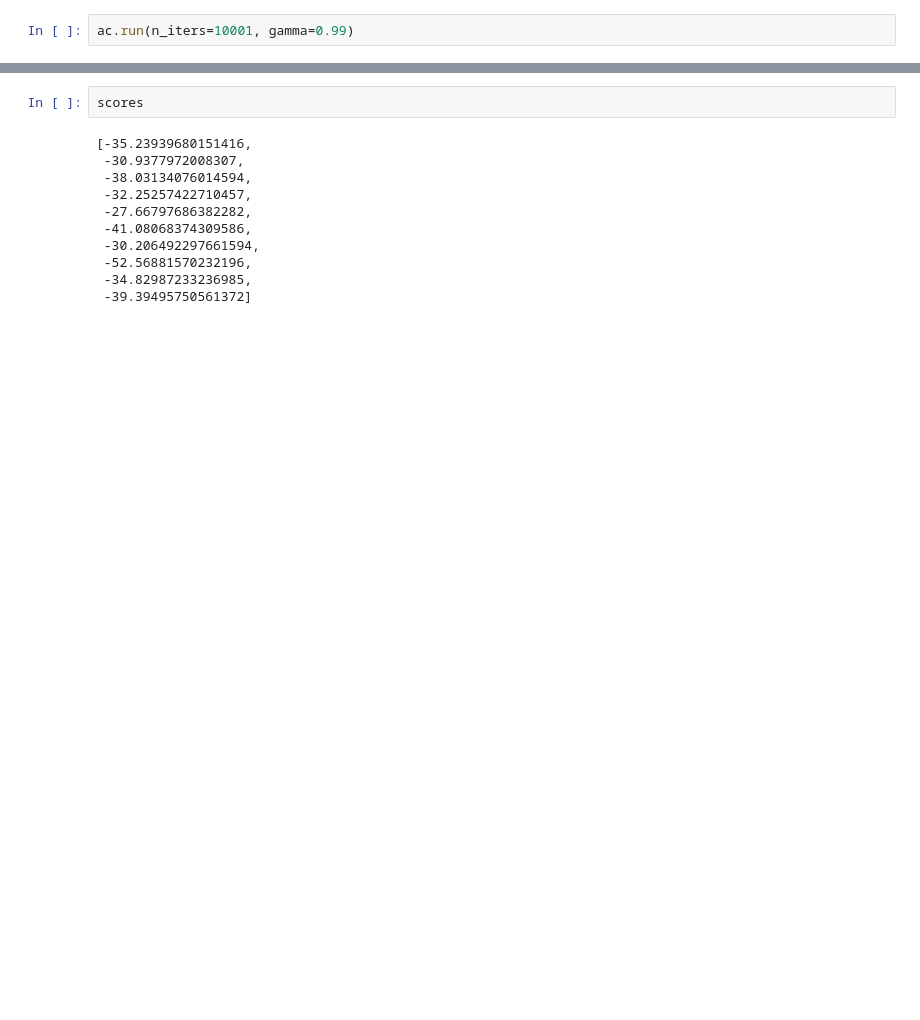
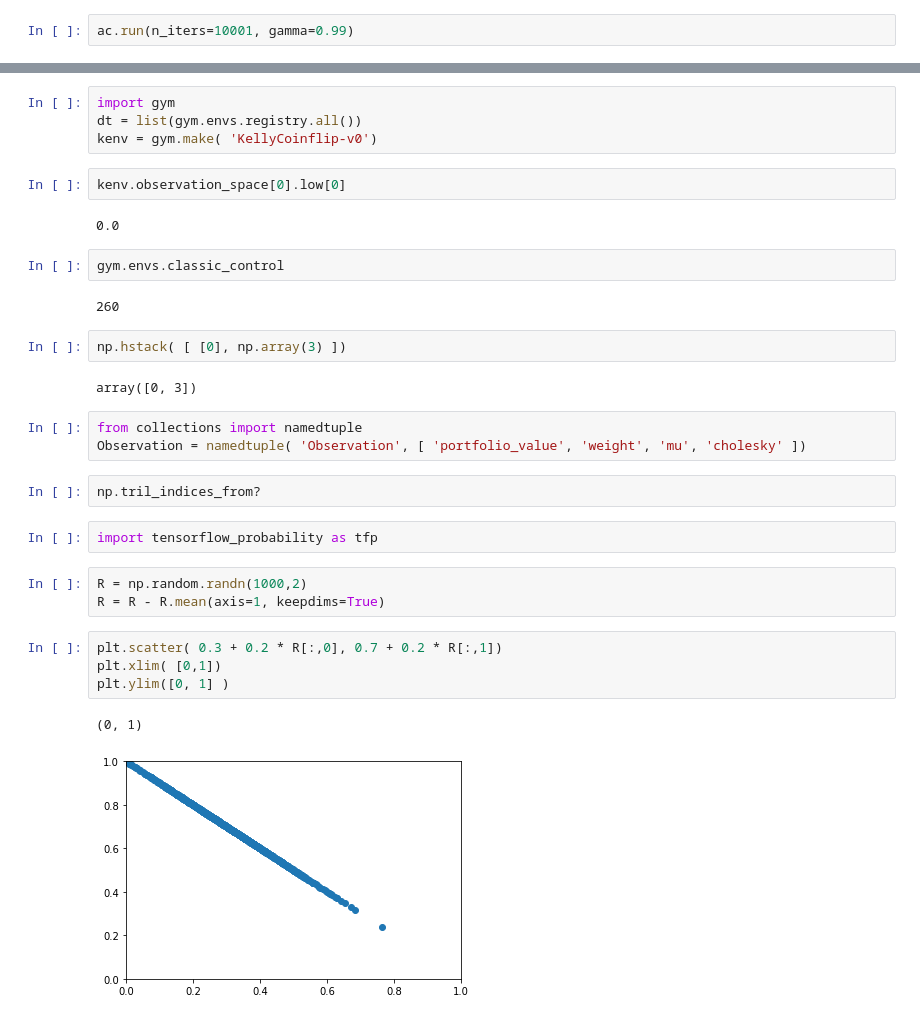
Before and after one commit to cmm801/reinforcement_learning, a Jupyter notebook: actor_critic_example.ipynb, the cells around one changed output, grey strips where cells are left out. Saved outputs shown, nothing was run; the diff lists cells and outputs as text; blank space fills up the shorter version.

```diff
--- a/actor_critic_example.ipynb
+++ b/actor_critic_example.ipynb
@@ -166,13 +59,33 @@ To change all layers to have dtype float64 by default, call `tf.keras.backend.se
-# %%
-scores
-# %% [output]
-[-35.23939680151416,
- -30.9377972008307,
- -38.03134076014594,
- -32.25257422710457,
- -27.66797686382282,
- -41.08068374309586,
- -30.206492297661594,
- -52.56881570232196,
- -34.82987233236985,
- -39.39495750561372]
+# %%
+import gym
+dt = list(gym.envs.registry.all())
+kenv = gym.make( 'KellyCoinflip-v0')
+# %%
+kenv.observation_space[0].low[0]
+# %% [output]
+0.0
+# %%
+gym.envs.classic_control
+# %% [output]
+260
+# %%
+np.hstack( [ [0], np.array(3) ])
+# %% [output]
+array([0, 3])
+# %%
+from collections import namedtuple
+Observation = namedtuple( 'Observation', [ 'portfolio_value', 'weight', 'mu', 'cholesky' ])
+# %%
+np.tril_indices_from?
+# %%
+import tensorflow_probability as tfp
+# %%
+R = np.random.randn(1000,2)
+R = R - R.mean(axis=1, keepdims=True)
+# %%
+plt.scatter( 0.3 + 0.2 * R[:,0], 0.7 + 0.2 * R[:,1])
+plt.xlim( [0,1])
+plt.ylim([0, 1] )
+# %% [output]
+(0, 1)
+[figure, added]
```
Also changed, not shown: parts of 7 cells of this notebook, 1 other file.
